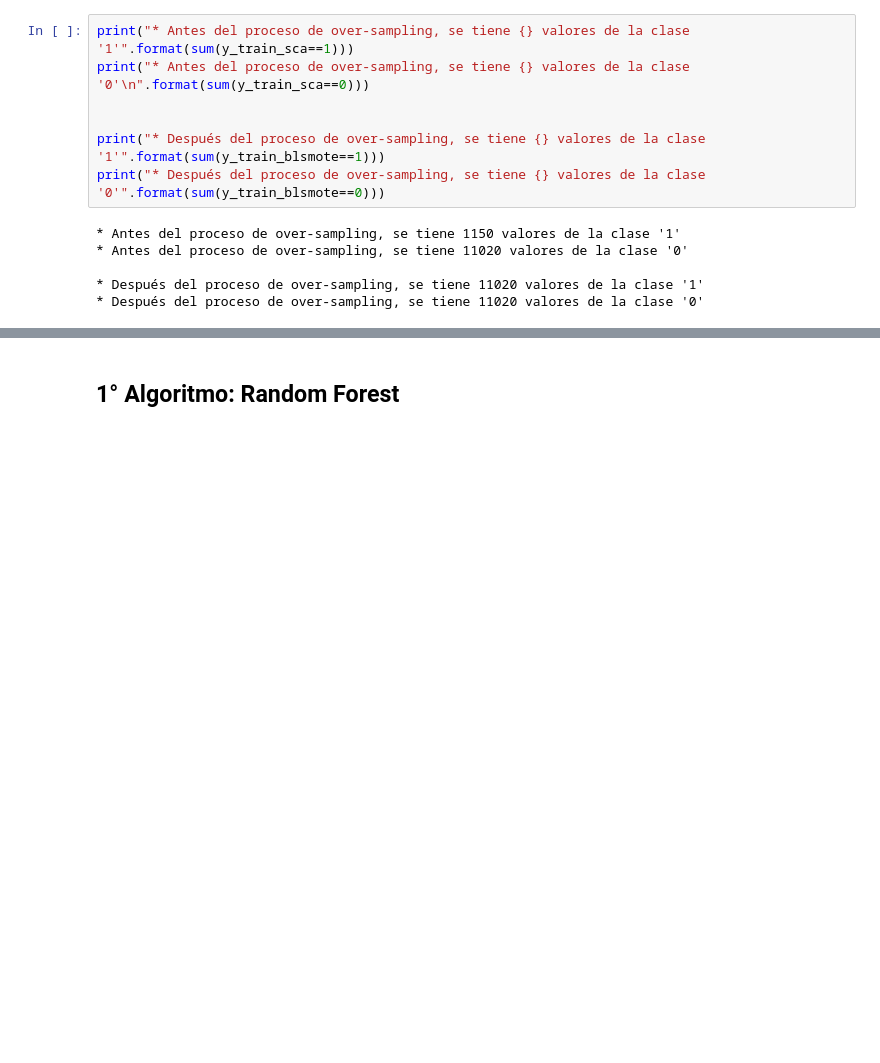
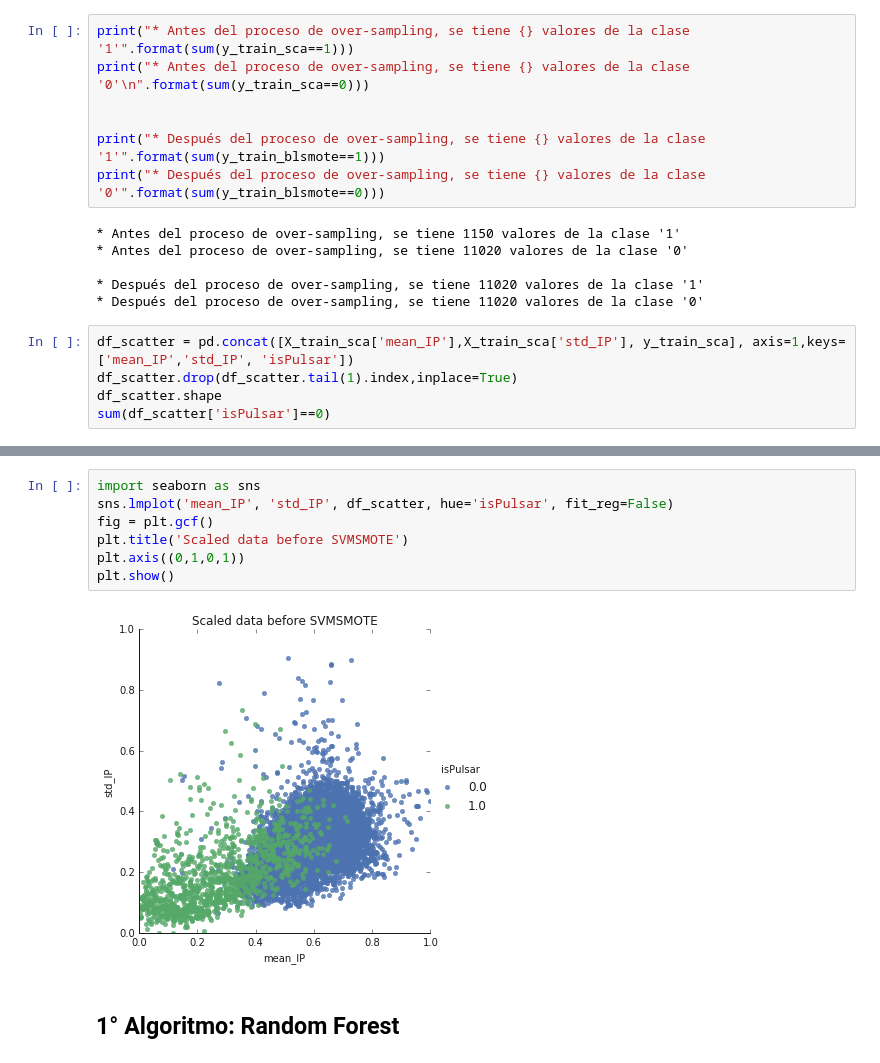
Before and after one commit to MrCycler/ML_PULSAR_CLASSIFICATION_PROJECT, a Jupyter notebook: APLICACION DE ALGORITMOS/Prueba_Algoritmos_DataNormalizada.ipynb, the cells around one changed output, grey strips where cells are left out. Saved outputs shown, nothing was run; the diff lists cells and outputs as text; blank space fills up the shorter version.

```diff
--- a/APLICACION DE ALGORITMOS/Prueba_Algoritmos_DataNormalizada.ipynb
+++ b/APLICACION DE ALGORITMOS/Prueba_Algoritmos_DataNormalizada.ipynb
@@ -360,3 +362,8 @@ print("* Después del proceso de over-sampling, se tiene {} valores de la clase
 
 * Después del proceso de over-sampling, se tiene 11020 valores de la clase '1'
 * Después del proceso de over-sampling, se tiene 11020 valores de la clase '0'
+# %%
+df_scatter = pd.concat([X_train_sca['mean_IP'],X_train_sca['std_IP'], y_train_sca], axis=1,keys=['mean_IP','std_IP', 'isPulsar'])
+df_scatter.drop(df_scatter.tail(1).index,inplace=True)
+df_scatter.shape
+sum(df_scatter['isPulsar']==0)
@@ -363,3 +387,12 @@ print("* Después del proceso de over-sampling, se tiene {} valores de la clase
+# %%
+import seaborn as sns
+sns.lmplot('mean_IP', 'std_IP', df_scatter, hue='isPulsar', fit_reg=False)
+fig = plt.gcf()
+plt.title('Scaled data before SVMSMOTE')
+plt.axis((0,1,0,1))
+plt.show()
+# %% [output]
+[figure, added]
 # %% [markdown]
 ## 1° Algoritmo: Random Forest
 # %%
```
Also changed, not shown: parts of 5 cells of this notebook.
